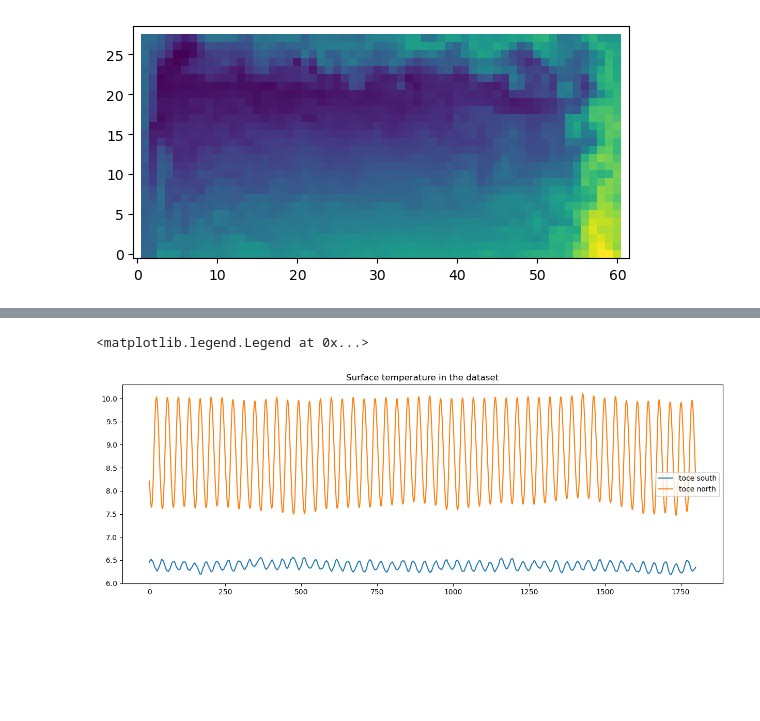
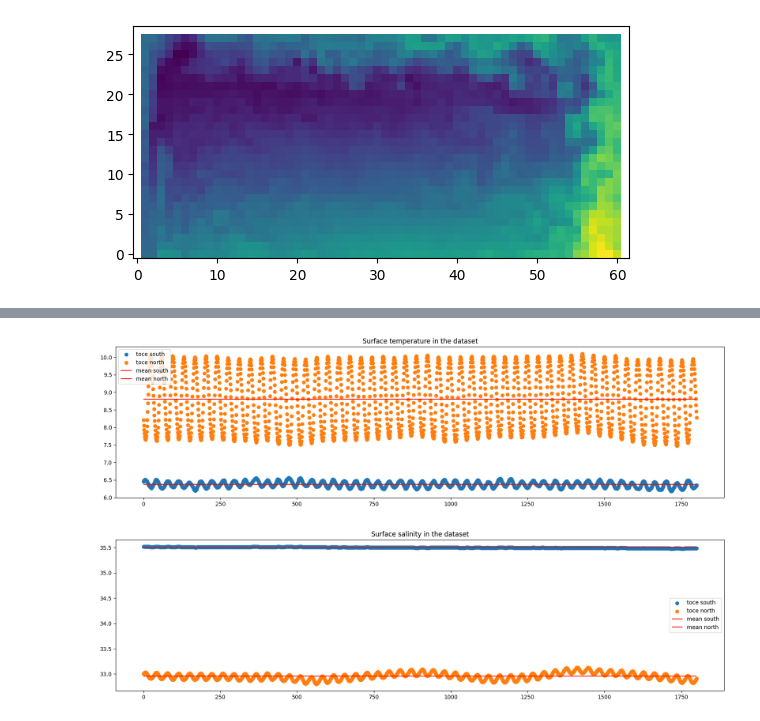
Before and after one commit to Etienne-Meunier/DINO-Fusion, a Jupyter notebook: Results/notebooks/data-analysis.ipynb, the cells around one changed output, grey strips where cells are left out. Cells and saved outputs as stored; diff of their text form; code cells hidden in the pictures; blank space fills up the shorter version.

```diff
--- a/Results/notebooks/data-analysis.ipynb
+++ b/Results/notebooks/data-analysis.ipynb
@@ -40,22 +70,22 @@ tensor([6.4570, 6.4727, 6.4896, 6.4966, 6.5106, 6.5151, 6.5108, 6.4914])
 # %%
 areas = {'south' : slice(5, 40), 'north' : slice(170, 205)}
 toce_avg = {'south' : [], 'north' : []}
+toce_mean = {'south' : [], 'north' : []}
+soce_avg = {'south' : [], 'north' : []}
+soce_mean = {'south' : [], 'north' : []}
 
 
 iters = []
 for b in tqdm(train_dataloader) :
     iters.extend([b['__key__']])
     for a in areas.keys() :
-        toce_avg[a].append(b['toce.npy'][:, 0, areas[a], :].nanmean(axis=(1,2)))
+        toce_avg[a].append(b['toce.npy'][:, 0, areas[a], :].nanmean(axis=(1, 2)))
+        soce_avg[a].append(b['soce.npy'][:, 0, areas[a], :].nanmean(axis=(1, 2)))
 
-toce_avg['south'] = torch.concat(toce_avg['south'])
-toce_avg['north'] = torch.concat(toce_avg['north'])
+#format final tensors
+for a in areas.keys():
+    toce_avg[a] = torch.concat(toce_avg[a])
+    soce_avg[a] = torch.concat(soce_avg[a])
+
+    toce_mean[a] = toce_avg[a].mean()
+    soce_mean[a] = soce_avg[a].mean()
-# %%
-plt.figure(figsize=(15,5))
-plt.title('Surface temperature in the dataset')
-plt.plot(toce_avg['south'], label='toce south')
-plt.plot(toce_avg['north'], label='toce north')
-plt.legend()
-# %% [output]
-<matplotlib.legend.Legend at 0x...>
-[figure, removed]
@@ -64,2 +92,26 @@ import seaborn as sns
+# %%
+x= np.linspace(0, 1800, 1800)
+plt.figure(figsize=(20,5))
+plt.title('Surface temperature in the dataset')
+plt.scatter(x, toce_avg['south'], label='toce south')
+plt.scatter(x, toce_avg['north'], label='toce north')
+plt.hlines(toce_mean['south'], xmin=0, xmax= 1800, color='r', label='mean south')
+plt.hlines(toce_mean['north'], xmin=0, xmax= 1800, color='r',label='mean north')
+plt.legend()
+plt.show()
+
+
+x= np.linspace(0, 1800, 1800)
+plt.figure(figsize=(20,5))
+plt.title('Surface salinity in the dataset')
+plt.scatter(x, soce_avg['south'], label='toce south')
+plt.scatter(x, soce_avg['north'], label='toce north')
+plt.hlines(soce_mean['south'], xmin=0, xmax= 1800, color='r', label='mean south')
+plt.hlines(soce_mean['north'], xmin=0, xmax= 1800, color='r',label='mean north')
+plt.legend()
+plt.show()
+# %% [output]
+[figure, added]
+[figure, added]
 # %%
 sns.boxplot(toce_avg,)
```
Also changed, not shown: parts of 29 cells of this notebook, 1 other file.
